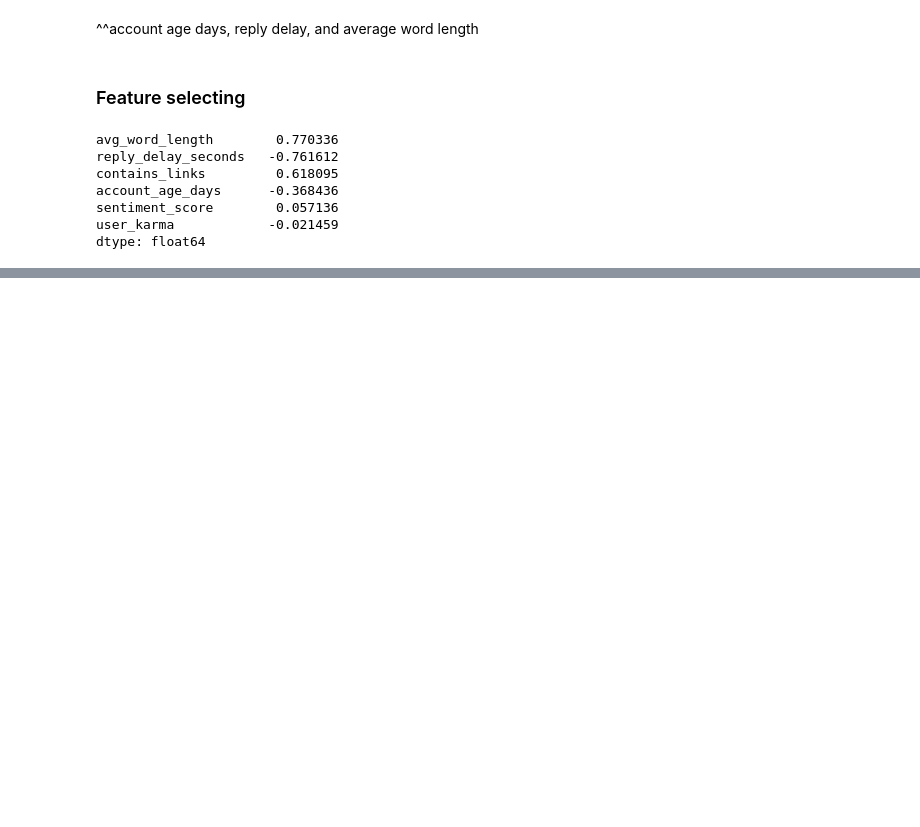
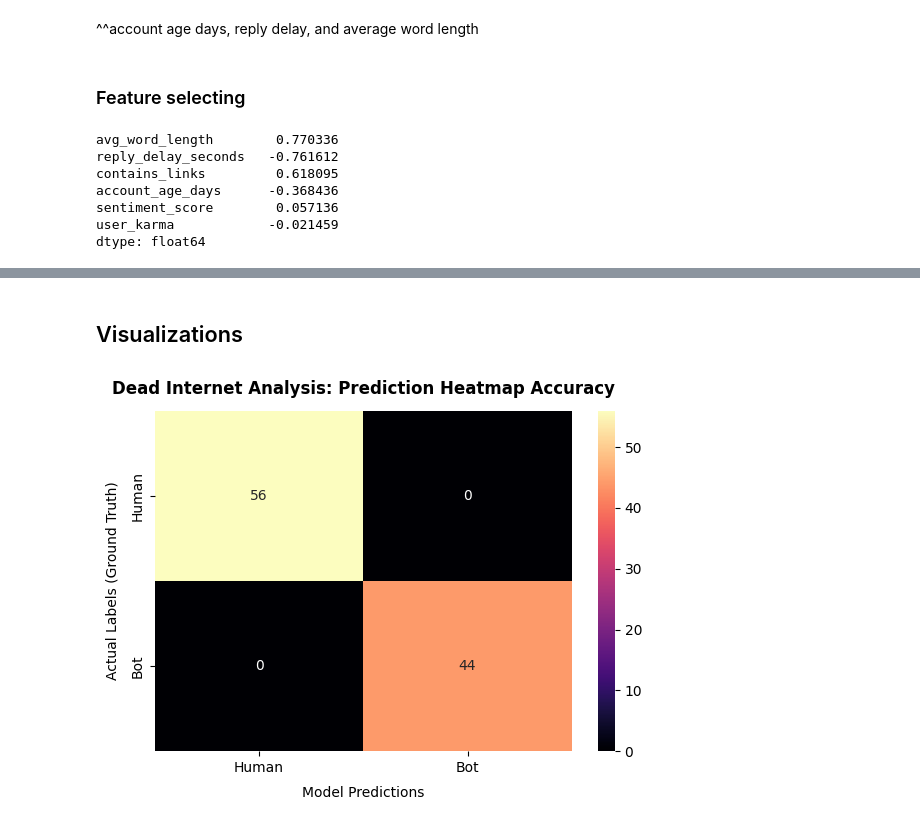
Before and after one commit to abbyk06/DeadInternet, a Jupyter notebook: deadInternet.ipynb, the cells around one changed output, grey strips where cells are left out. Saved outputs shown, nothing was run; the diff lists cells and outputs as text; code cells hidden in the pictures; blank space fills up the shorter version.

Commit message:
add predictions and heatmap

```diff
--- a/deadInternet.ipynb
+++ b/deadInternet.ipynb
@@ -258,0 +334,21 @@ feature_importance
+# %%
+# Predictions and evaluate metrics
+
+#imports
+from sklearn.metrics import classification_report, roc_auc_score
+
+#use pipeline to predict the 20% test data
+y_pred = rf_pipeline.predict(X_test)
+y_pred_proba = rf_pipeline.predict_proba(X_test)[:, 1]
+
+
+print("\n" + "="*50)
+print("            MODEL PERFORMANCE METRICS")
+print("="*50)
+# table showing Precision, Recall and F1-Score
+print(classification_report(y_test, y_pred))
+
+# ROC-AUC score : measures how well the model separates bots from humans
+auc_score = roc_auc_score(y_test, y_pred_proba)
+print(f"Area Under the ROC Curve (ROC-AUC): {auc_score:.4f}")
+print("="*50 + "\n")
@@ -258,0 +370,20 @@ feature_importance
+# %% [markdown]
+## Visualizations
+# %%
+from sklearn.metrics import confusion_matrix
+import matplotlib.pyplot as plt
+import seaborn as sns
+
+plt.figure(figsize=(6, 4.5))
+
+# calculate the prediction matrix and display it as a colored heatmap
+sns.heatmap(confusion_matrix(y_test, y_pred), annot=True, fmt='d', cmap='magma',
+            xticklabels=['Human', 'Bot'], yticklabels=['Human', 'Bot'])
+
+plt.title('Dead Internet Analysis: Prediction Heatmap Accuracy', fontsize=12, fontweight='bold', pad=12)
+plt.xlabel('Model Predictions', fontsize=10, labelpad=8)
+plt.ylabel('Actual Labels (Ground Truth)', fontsize=10, labelpad=8)
+plt.tight_layout()
+plt.show()
+# %% [output]
+[figure, added]
```
Also changed, not shown: parts of 11 cells of this notebook.
